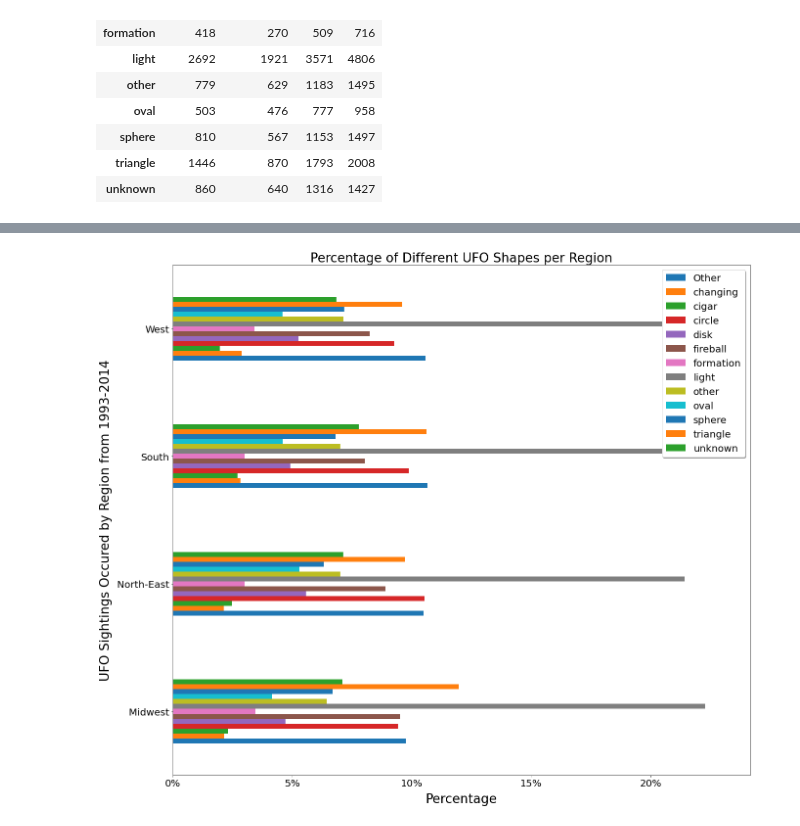
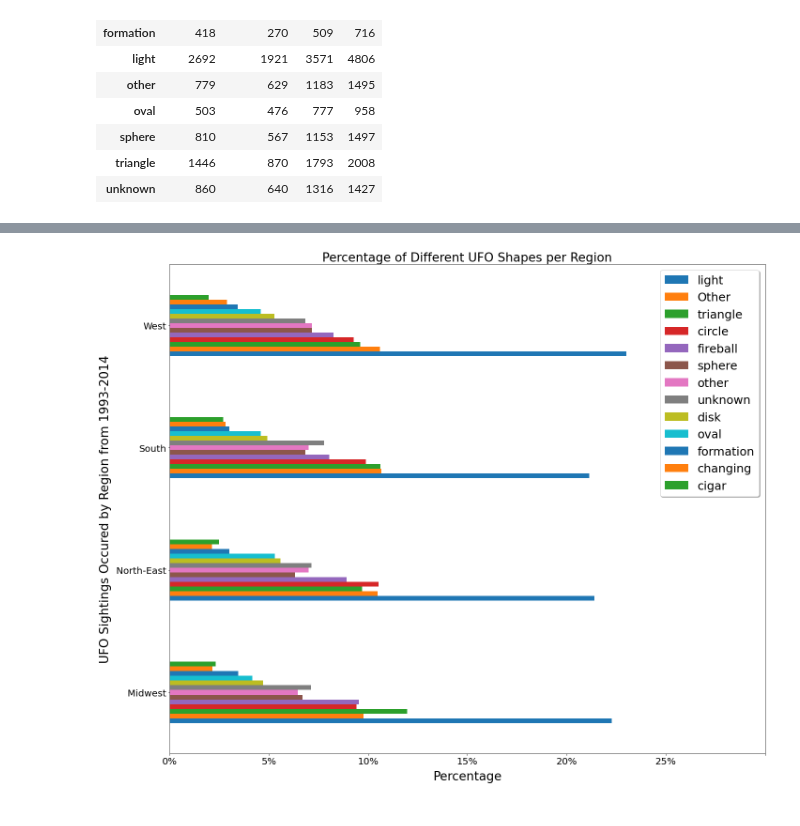
Before and after one commit to mmegancross/project-1-alien-analysis, a Jupyter notebook: Melissa Jupyter Notebook.ipynb, the cells around one changed output, grey strips where cells are left out. Saved outputs shown, nothing was run; the diff lists cells and outputs as text; code cells hidden in the pictures.

Commit message:
Added 2 new graphs

```diff
--- a/Melissa Jupyter Notebook.ipynb
+++ b/Melissa Jupyter Notebook.ipynb
@@ -598,3 +652,11 @@ unstack_region_data
 | sphere | 810 | 567 | 1153 | 1497 |
 | triangle | 1446 | 870 | 1793 | 2008 |
 | unknown | 860 | 640 | 1316 | 1427 |
+# %%
+#remove multi-index created by groupby and reset index
+
+unstack_region_data.columns=unstack_region_data.columns.map('_'.join)
+
+unstack_region_data.reset_index()
+
+unstack_region_data
@@ -600,0 +679,7 @@ unstack_region_data
+# %%
+#rename columns
+
+unstack_region_data.rename(columns={'shape_Midwest': 'Midwest', 'shape_North-East': 'North-East', 'shape_South': 'South',
+                                   'shape_West': 'West'}, inplace=True)
+
+unstack_region_data
@@ -622,0 +733,5 @@ percent_region_data
+# %%
+#sort values by column 1 in descending order
+
+sort_data = percent_region_data.sort_values(by=['West'], ascending=False)
+sort_data
@@ -623,5 +754,6 @@ percent_region_data
 # %%
 #rotate the percentage data to shape being the columns and region the rows
-unstack_region_data_rotate = percent_region_data.T
+
+unstack_region_data_rotate = sort_data.T
 unstack_region_data_rotate
 # %% [output]
@@ -634,28 +765,29 @@ unstack_region_data_rotate
 # %%
 #plot the percentage of shapes by region data
 
 unstack_region_data_rotate.plot(kind='barh', figsize=(20,16), fontsize=20)
 
 plt.xlabel("Percentage", fontsize=26, labelpad = 10)
 plt.ylabel("UFO Sightings Occured by Region from 1993-2014", fontsize=26, labelpad = 10)
 plt.title("Percentage of Different UFO Shapes per Region", fontsize=26)
 
 
 #plt.grid(b=True, which='major', color='#369c0b', linestyle='-')
 #plt.grid(b=True, which='minor', color='#369c0b', linestyle='-')
-plt.legend(["Other", "changing", "cigar", "circle", "disk", "fireball", "formation", "light", "other", "oval", "sphere", "triangle", "unknown"], loc="upper right", shadow=True, numpoints=True, fontsize=20)
-
+#plt.legend(["Other", "changing", "cigar", "circle", "disk", "fireball", "formation", "light", "other", "oval", "sphere", "triangle", "unknown"], loc="upper right", shadow=True, numpoints=True, fontsize=20)
+plt.legend(loc="upper right", shadow=True, numpoints=True, fontsize=25)
 plt.tight_layout()
 
-plt.yticks(np.arange(4), labels)
-labels = ["Midwest", "North-East", "South", "West"]
-xlabels = ["0%", '5%','10%', '15%', '20%']
-plt.xticks(np.arange(0,25,5), xlabels)
+#labels = ["Midwest", "North-East", "South", "West"]
+#plt.yticks(np.arange(4), labels)
+
+xlabels = ["0%", '5%','10%', '15%', '20%', '25%']
+plt.xticks(np.arange(0,31,5), xlabels)
 
 
-plt.savefig("Percentage of Different Shapes by Region.png")
+plt.savefig("Percentage of Different Shapes by Region in descending order.png")
 
 
 plt.show()
 # %% [output]
-[figure, old version]
+[figure, new version]
```
Also changed, not shown: parts of 10 cells of this notebook, 3 other files.
